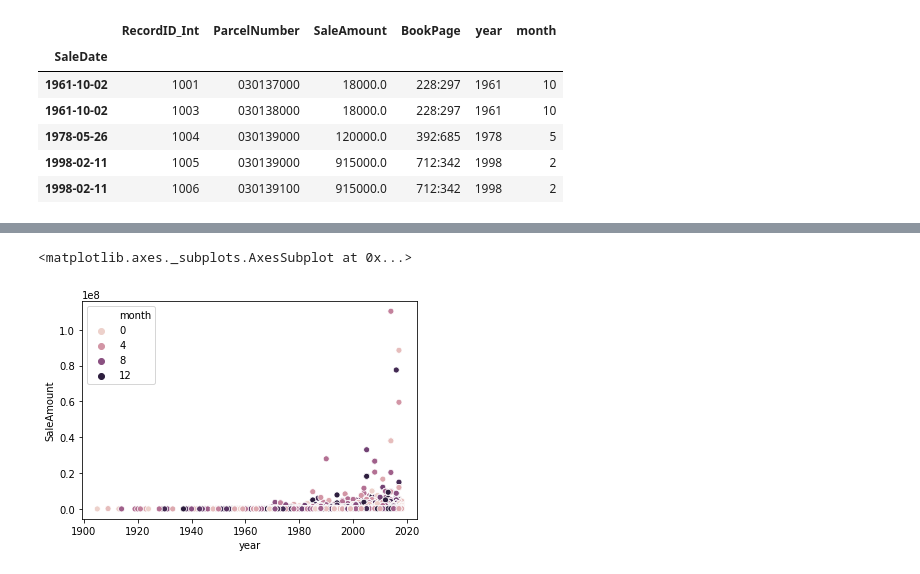
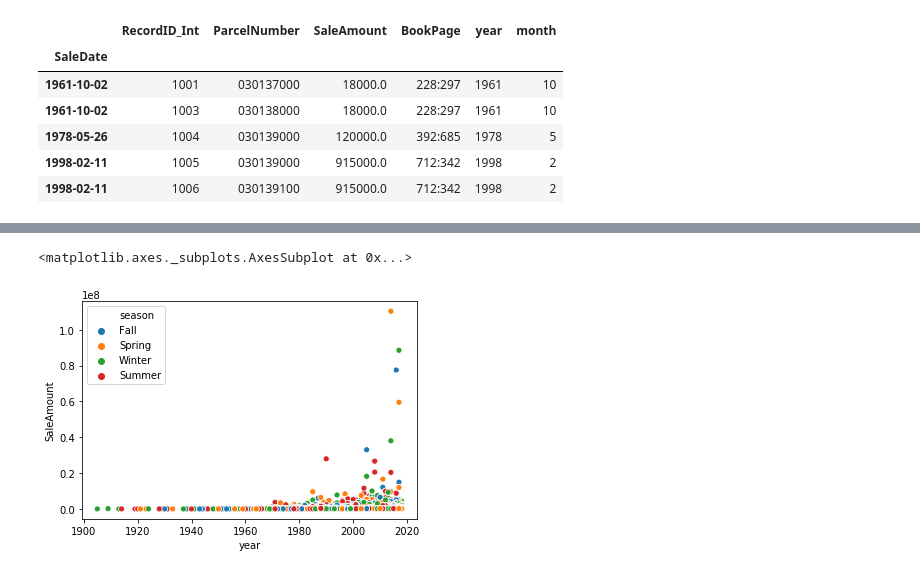
Before and after one commit to veenaramesh/charlottesville_housing, a Jupyter notebook: visualizations-cva-housing.ipynb, the cells around one changed output, grey strips where cells are left out. Saved outputs shown, nothing was run; the diff lists cells and outputs as text; code cells hidden in the pictures.

```diff
--- a/visualizations-cva-housing.ipynb
+++ b/visualizations-cva-housing.ipynb
@@ -133,0 +140,6 @@ res.head()
+# %%
+# create seasons column using a dict;
+seasons = ["Winter", "Winter", "Spring", 'Spring', 'Spring', "Summer", "Summer", "Summer", "Fall","Fall", "Fall", "Winter"]
+month_to_season = dict(zip(range(1,13), seasons))
+res["season"] = res["month"].map(month_to_season)
+res.head()
@@ -134,5 +154,6 @@ res.head()
 # %%
-sns.scatterplot(x="year", y="SaleAmount", data=res, hue = "month")
+# seasons is also not an important distinguisher
+sns.scatterplot(x="year", y="SaleAmount", data=res, hue = "season")
 # %% [output]
 <matplotlib.axes._subplots.AxesSubplot at 0x...>
-[figure, old version]
+[figure, new version]
```
Also changed, not shown: parts of 6 cells of this notebook.
